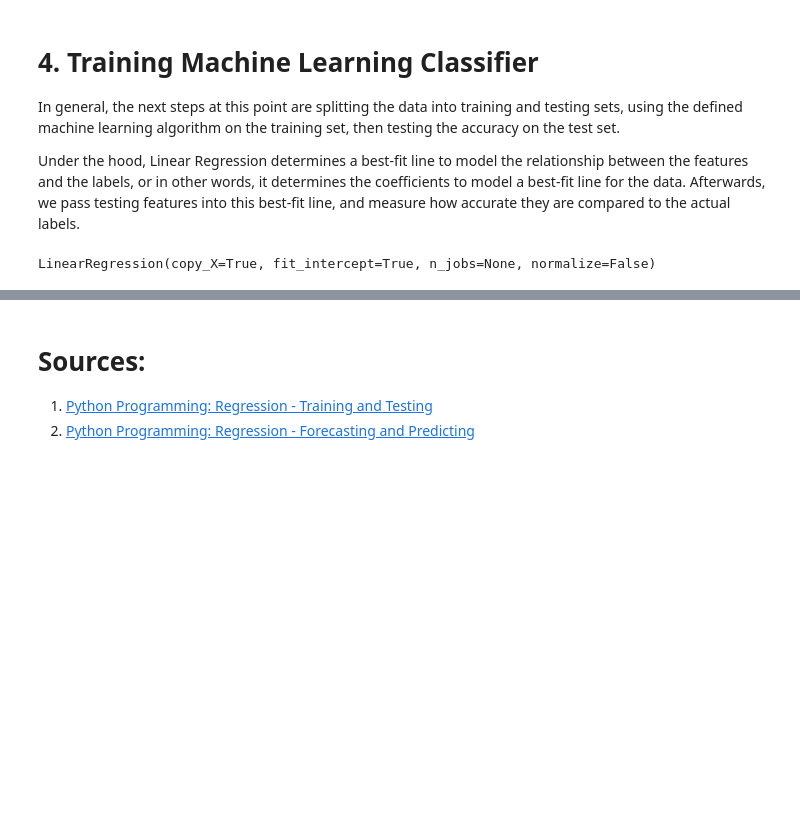
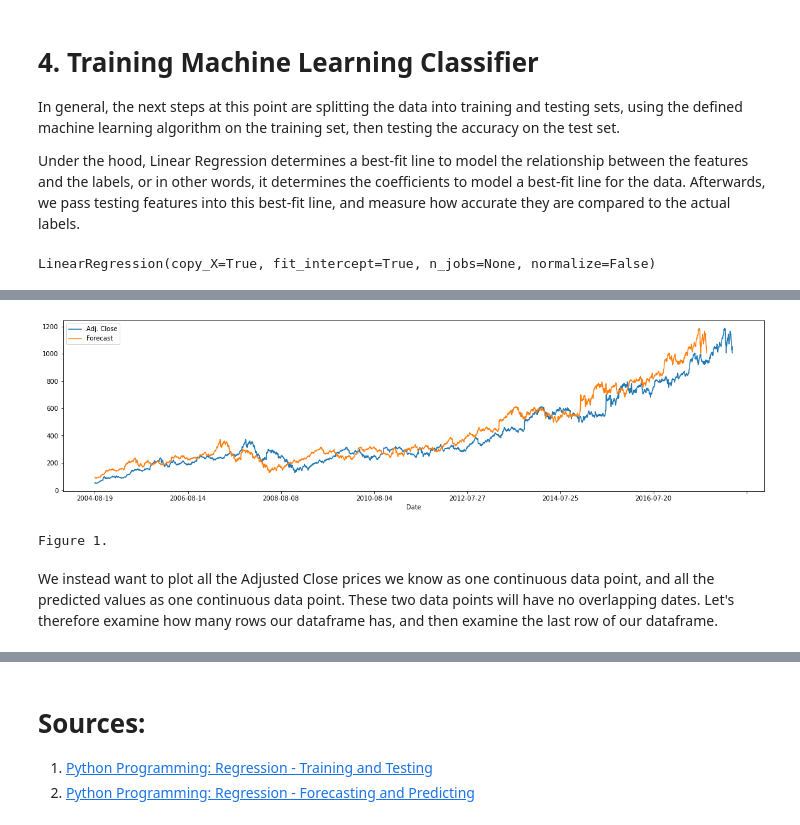
Before and after one commit to TylerTompa/LearnMachineLearning, a Jupyter notebook: Linear Regression/3. Training, Testing, and Predicting.ipynb, the cells around one changed output, grey strips where cells are left out. Saved outputs shown, nothing was run; the diff lists cells and outputs as text; code cells hidden in the pictures; blank space fills up the shorter version.

```diff
--- a/Linear Regression/3. Training, Testing, and Predicting.ipynb
+++ b/Linear Regression/3. Training, Testing, and Predicting.ipynb
@@ -201,0 +272,18 @@ By checking the score above, we can see that this model had 98% accuracy when pr
+# %%
+# Define figure with measurement 20x5
+plt.figure(figsize=(20,5))
+# Plot adjusted close prices
+stocks['Adj. Close'].plot()
+# Plot forecasted prices
+stocks['Forecast'].plot()
+# Plot legend
+plt.legend()
+# Show plot
+plt.show()
+
+print('Figure 1.')
+# %% [output]
+[figure, added]
+Figure 1.
+# %% [markdown]
+We instead want to plot all the Adjusted Close prices we know as one continuous data point, and all the predicted values as one continuous data point.  These two data points will have no overlapping dates.  Let's therefore examine how many rows our dataframe has, and then examine the last row of our dataframe.
```
Also changed, not shown: parts of 37 cells of this notebook.
